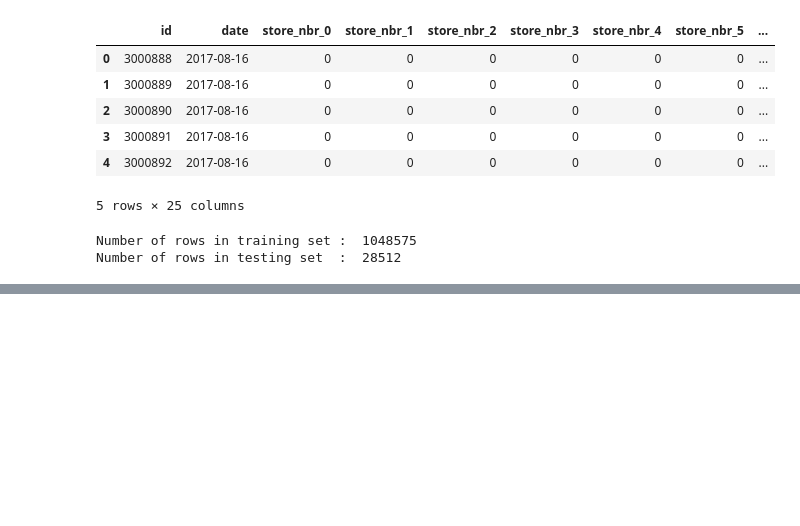
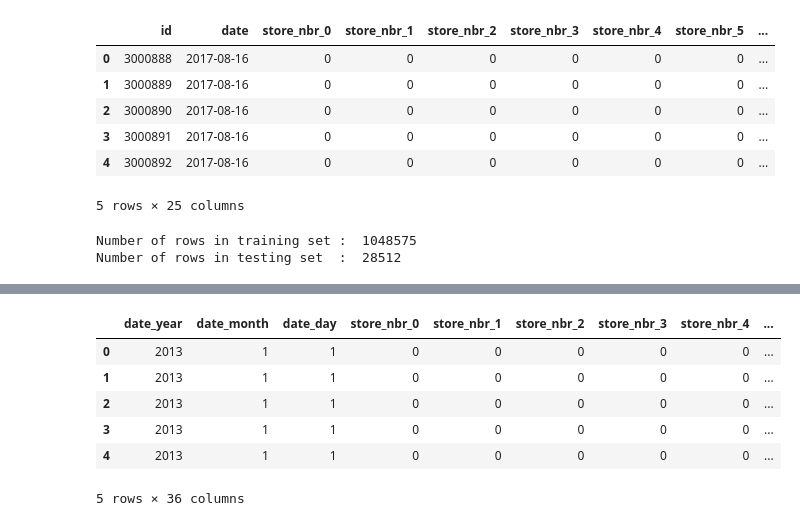
Before and after one commit to amith-vardhan99/kaggle, a Jupyter notebook: Store Sales - Time Series Forecasting/preprocess.ipynb, the cells around one changed output, grey strips where cells are left out. Cells and saved outputs as stored; diff of their text form; code cells hidden in the pictures; blank space fills up the shorter version.

```diff
--- a/Store Sales - Time Series Forecasting/preprocess.ipynb
+++ b/Store Sales - Time Series Forecasting/preprocess.ipynb
@@ -538,0 +898,13 @@ Number of rows in testing set  :  28512
+# %%
+retr_df_train = df_train_12.drop("id",axis=1,inplace=False)
+retr_df_test = df_test_12.drop("id",axis=1,inplace=False)
+# %%
+retr_df_train.head()
+# %% [output]
+|  | date_year | date_month | date_day | store_nbr_0 | store_nbr_1 | store_nbr_2 | store_nbr_3 | store_nbr_4 | ... |
+| 0 | 2013 | 1 | 1 | 0 | 0 | 0 | 0 | 0 | ... |
+| 1 | 2013 | 1 | 1 | 0 | 0 | 0 | 0 | 0 | ... |
+| 2 | 2013 | 1 | 1 | 0 | 0 | 0 | 0 | 0 | ... |
+| 3 | 2013 | 1 | 1 | 0 | 0 | 0 | 0 | 0 | ... |
+| 4 | 2013 | 1 | 1 | 0 | 0 | 0 | 0 | 0 | ... |
+5 rows × 36 columns
```
Also changed, not shown: parts of 51 cells of this notebook.
